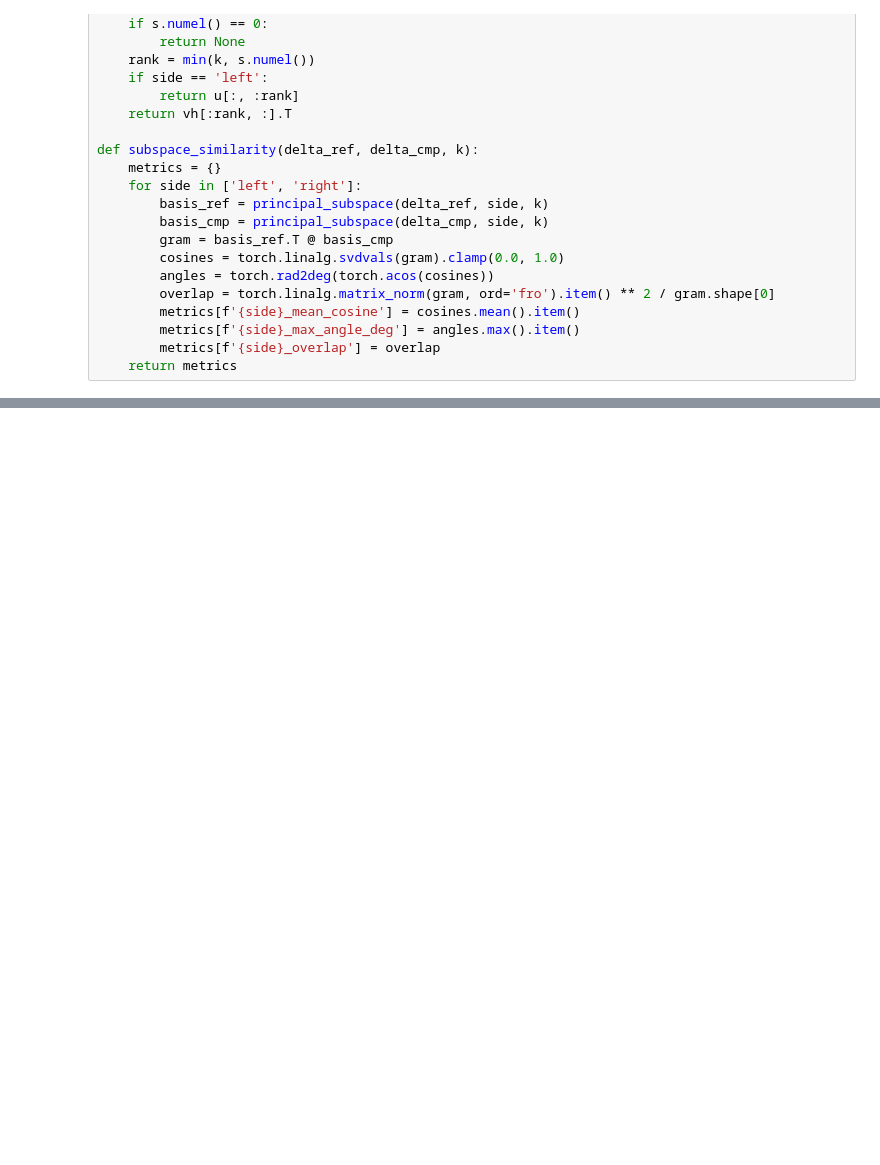
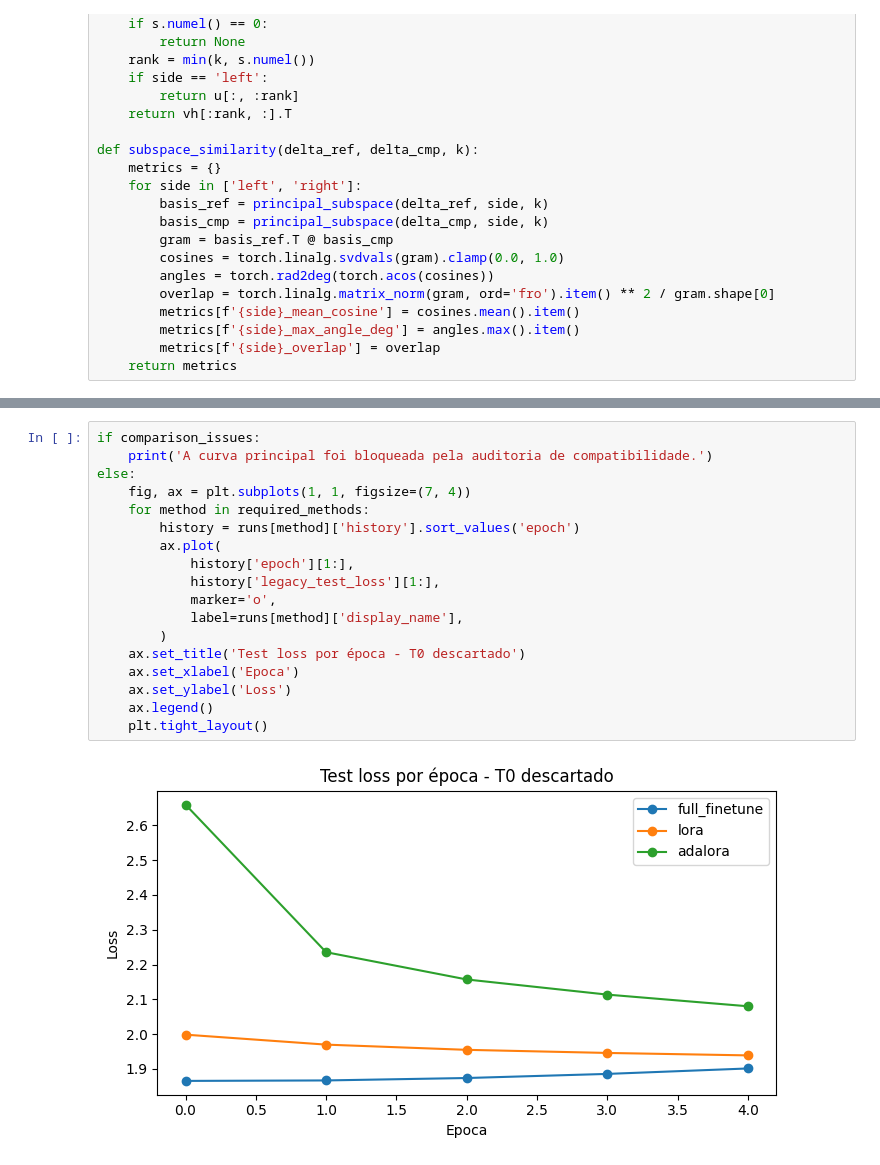
Before and after one commit to vitmesquita/computational-linear-algebra-lora, a Jupyter notebook: analysis/article_analysis.ipynb, the cells around one changed output, grey strips where cells are left out. Saved outputs shown, nothing was run; the diff lists cells and outputs as text; blank space fills up the shorter version.

```diff
--- a/analysis/article_analysis.ipynb
+++ b/analysis/article_analysis.ipynb
@@ -224,3 +252,23 @@ else:
+# %%
+if comparison_issues:
+    print('A curva principal foi bloqueada pela auditoria de compatibilidade.')
+else:
+    fig, ax = plt.subplots(1, 1, figsize=(7, 4))
+    for method in required_methods:
+        history = runs[method]['history'].sort_values('epoch')
+        ax.plot(
+            history['epoch'][1:],
+            history['legacy_test_loss'][1:],
+            marker='o',
+            label=runs[method]['display_name'],
+        )
+    ax.set_title('Test loss por época - T0 descartado')
+    ax.set_xlabel('Epoca')
+    ax.set_ylabel('Loss')
+    ax.legend()
+    plt.tight_layout()
+# %% [output]
+[figure, added]
 # %%
 masked_methods = [method for method in required_methods if method in runs and 'masked_test_loss' in runs[method]['history'].columns]
 if masked_methods:
```
Also changed, not shown: parts of 18 cells of this notebook, 2 other files.
